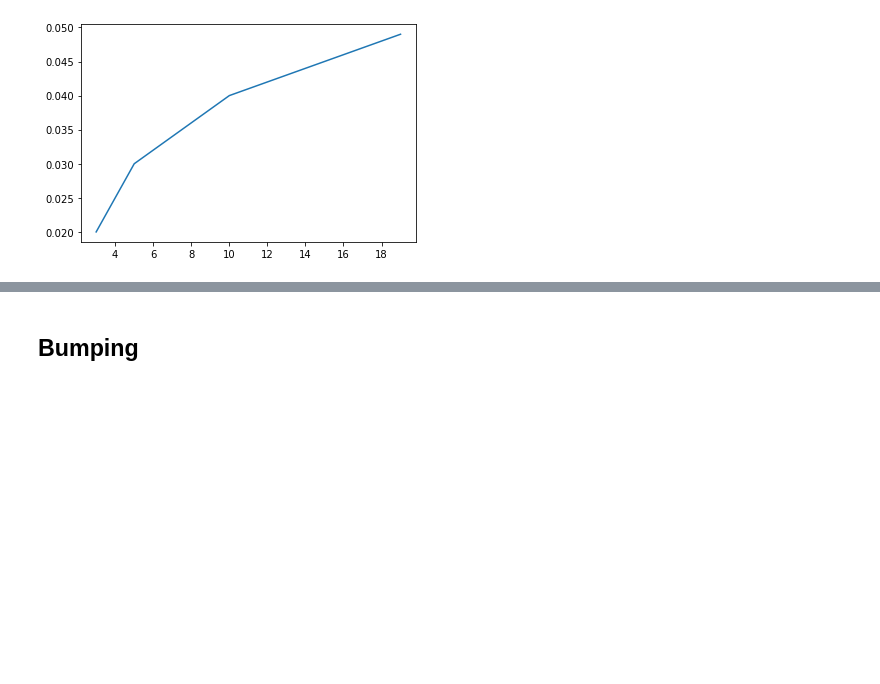
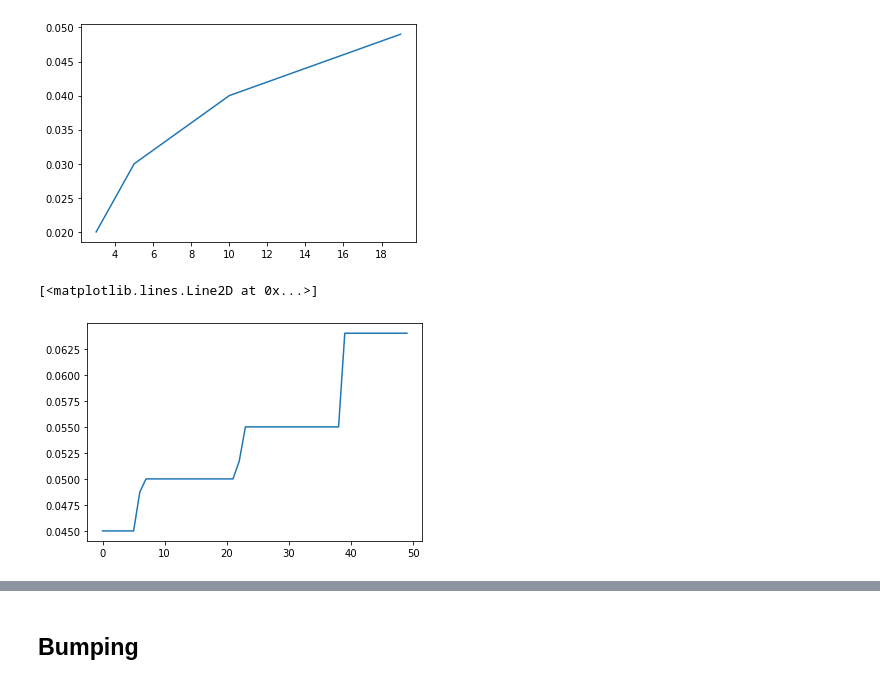
Before and after one commit to Center-for-Mathematical-Finance/cmf_rateslib, a Jupyter notebook: notebooks/Main.ipynb, the cells around one changed output, grey strips where cells are left out. Saved outputs shown, nothing was run; the diff lists cells and outputs as text; code cells hidden in the pictures; blank space fills up the shorter version.

Commit message:
Final update. Done:interpolation except forwards, discrete comp., rolldown, PCA_bumping

```diff
--- a/notebooks/Main.ipynb
+++ b/notebooks/Main.ipynb
@@ -94,6 +57,11 @@ rates3 = curve.extrapolate(t_extra1,pow=pow)
 
 rates_all=np.append(rates1,rates2)
 rates_all=np.append(rates_all,rates3)
+# %%
+plt.plot(curve.fwd_rate(t_inter,tenor = 0.25))
+# %% [output]
+[<matplotlib.lines.Line2D at 0x...>]
+[figure, added]
 # %%
 plt.plot(t_all,rates_all)
 # %% [output]
```
Also changed, not shown: parts of 29 cells of this notebook, 5 other files.
